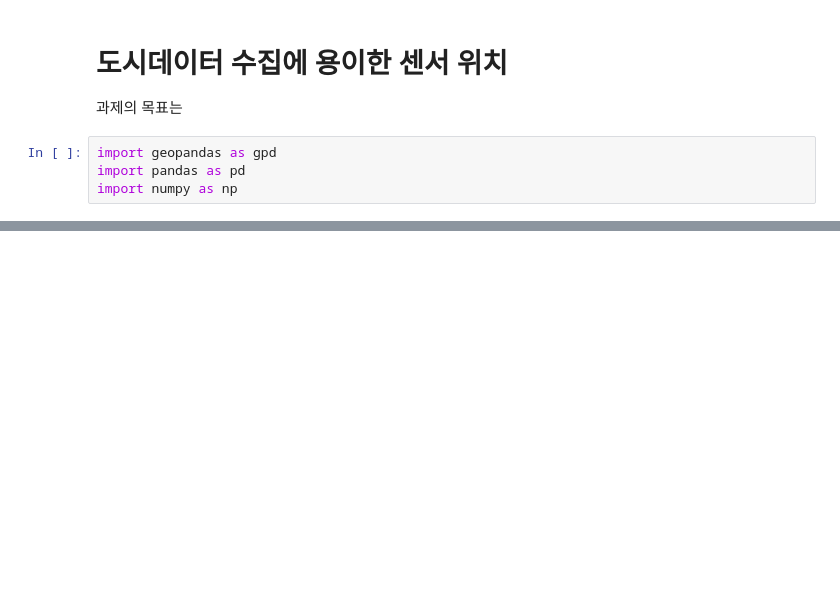
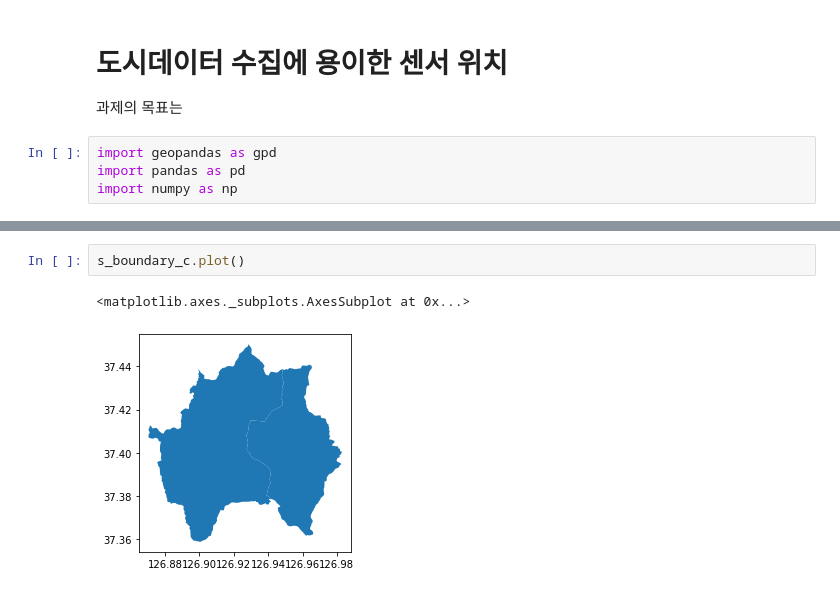
Before and after one commit to codingKYU/Deep-Learning, a Jupyter notebook: IoT_Sensor/Untitled.ipynb, the cells around one changed output, grey strips where cells are left out. Cells and saved outputs as stored; diff of their text form; blank space fills up the shorter version.

```diff
--- a/IoT_Sensor/Untitled.ipynb
+++ b/IoT_Sensor/Untitled.ipynb
@@ -162,0 +74,5 @@ old.plot()
+# %%
+s_boundary_c.plot()
+# %% [output]
+<matplotlib.axes._subplots.AxesSubplot at 0x...>
+[figure, added]
```
Also changed, not shown: parts of 49 cells of this notebook.
